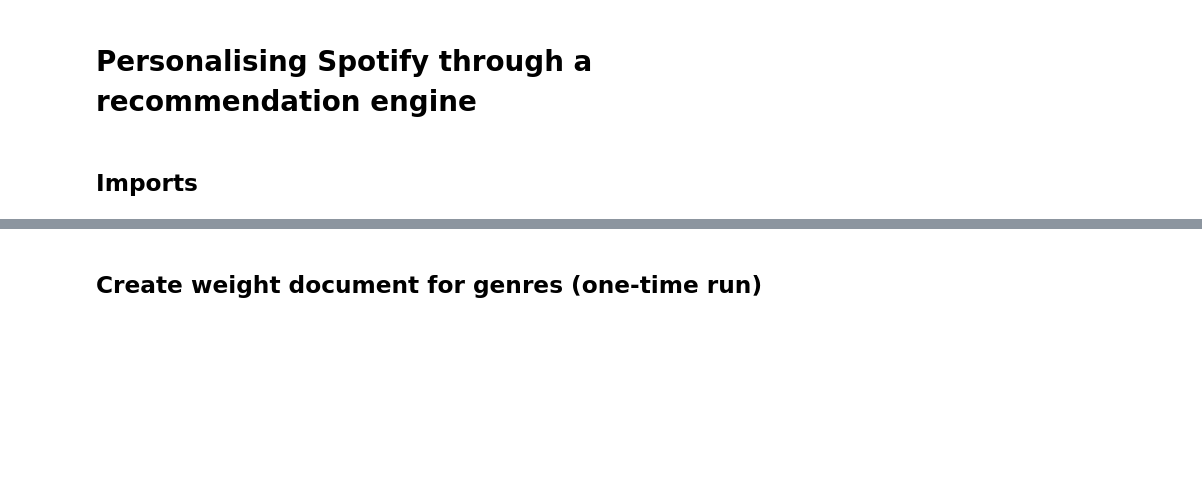
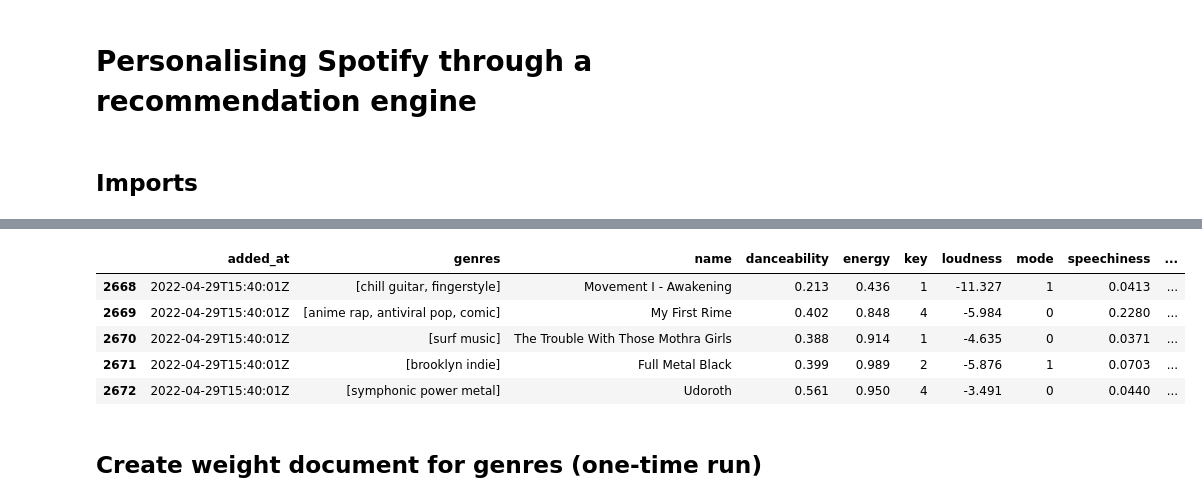
Before and after one commit to tiny-chevrotain/wasabisWorkshop, a Jupyter notebook: django/wasabisWorkshop/workshop/spotify_personaliser_test.ipynb, the cells around one changed output, grey strips where cells are left out. Cells and saved outputs as stored; diff of their text form; code cells hidden in the pictures; blank space fills up the shorter version.

```diff
--- a/django/wasabisWorkshop/workshop/spotify_personaliser_test.ipynb
+++ b/django/wasabisWorkshop/workshop/spotify_personaliser_test.ipynb
@@ -112,3 +69,18 @@ many_songs_df.head()
+# %%
+def generate_all_dataframe(library_songs_df, wasabia_songs_df):
+	all_songs_df = pd.concat([library_songs_df, wasabia_songs_df]).reset_index(drop=True)
+	all_songs_df['year'] = all_songs_df['release_date'].apply(lambda x: x.split('-')[0])
+	return all_songs_df.drop(['release_date', 'is_local', 'track'], axis=1)
+# %%
+all_songs_df = generate_all_dataframe(library_songs_df, wasabia_songs_df)
+all_songs_df.tail()
+# %% [output]
+|  | added_at | genres | name | danceability | energy | key | loudness | mode | speechiness | ... |
+| 2668 | 2022-04-29T15:40:01Z | [chill guitar, fingerstyle] | Movement I - Awakening | 0.213 | 0.436 | 1 | -11.327 | 1 | 0.0413 | ... |
+| 2669 | 2022-04-29T15:40:01Z | [anime rap, antiviral pop, comic] | My First Rime | 0.402 | 0.848 | 4 | -5.984 | 0 | 0.2280 | ... |
+| 2670 | 2022-04-29T15:40:01Z | [surf music] | The Trouble With Those Mothra Girls | 0.388 | 0.914 | 1 | -4.635 | 0 | 0.0371 | ... |
+| 2671 | 2022-04-29T15:40:01Z | [brooklyn indie] | Full Metal Black | 0.399 | 0.989 | 2 | -5.876 | 1 | 0.0703 | ... |
+| 2672 | 2022-04-29T15:40:01Z | [symphonic power metal] | Udoroth | 0.561 | 0.950 | 4 | -3.491 | 0 | 0.0440 | ... |
 # %% [markdown]
 ## Create weight document for genres (one-time run)
 # %%
```
Also changed, not shown: parts of 22 cells of this notebook, 6 other files.
